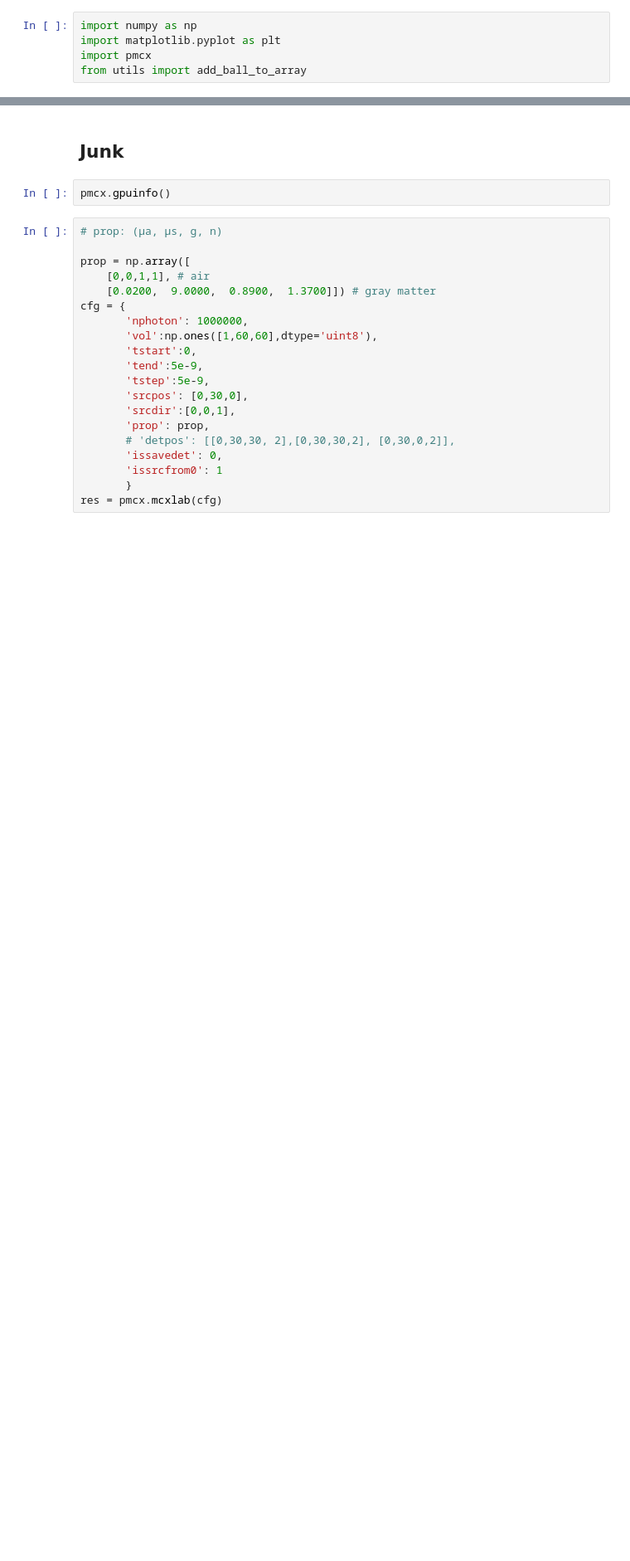
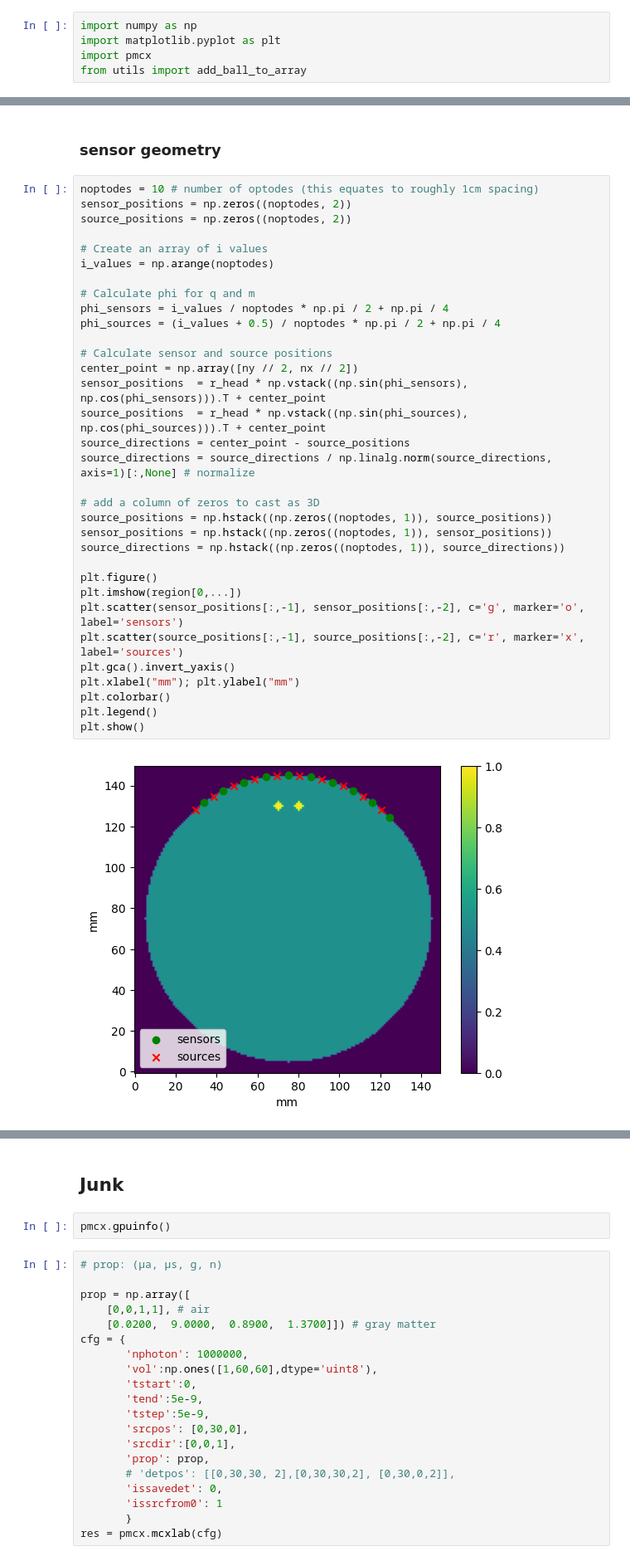
Before and after one commit to neural-imagery/tomography-experiments, a Jupyter notebook: 3d/main.ipynb, the cells around one changed output, grey strips where cells are left out. Shown at 83% size. Saved outputs shown, nothing was run; the diff lists cells and outputs as text; blank space fills up the shorter version.

Commit message:
sensor positions

```diff
--- a/3d/main.ipynb
+++ b/3d/main.ipynb
@@ -19,0 +37,37 @@ plt.show()
+# %% [markdown]
+### sensor geometry
+# %%
+noptodes = 10 # number of optodes (this equates to roughly 1cm spacing)
+sensor_positions = np.zeros((noptodes, 2))
+source_positions = np.zeros((noptodes, 2))
+
+# Create an array of i values
+i_values = np.arange(noptodes)
+
+# Calculate phi for q and m
+phi_sensors = i_values / noptodes * np.pi / 2 + np.pi / 4
+phi_sources = (i_values + 0.5) / noptodes * np.pi / 2 + np.pi / 4
+
+# Calculate sensor and source positions
+center_point = np.array([ny // 2, nx // 2])
+sensor_positions  = r_head * np.vstack((np.sin(phi_sensors), np.cos(phi_sensors))).T + center_point
+source_positions  = r_head * np.vstack((np.sin(phi_sources), np.cos(phi_sources))).T + center_point
+source_directions = center_point - source_positions
+source_directions = source_directions / np.linalg.norm(source_directions, axis=1)[:,None] # normalize
+
+# add a column of zeros to cast as 3D
+source_positions = np.hstack((np.zeros((noptodes, 1)), source_positions))
+sensor_positions = np.hstack((np.zeros((noptodes, 1)), sensor_positions))
+source_directions = np.hstack((np.zeros((noptodes, 1)), source_directions))
+
+plt.figure()
+plt.imshow(region[0,...])
+plt.scatter(sensor_positions[:,-1], sensor_positions[:,-2], c='g', marker='o', label='sensors')
+plt.scatter(source_positions[:,-1], source_positions[:,-2], c='r', marker='x', label='sources')
+plt.gca().invert_yaxis()
+plt.xlabel("mm"); plt.ylabel("mm")
+plt.colorbar()
+plt.legend()
+plt.show()
+# %% [output]
+[figure, added]
```
Also changed, not shown: parts of 9 cells of this notebook.
